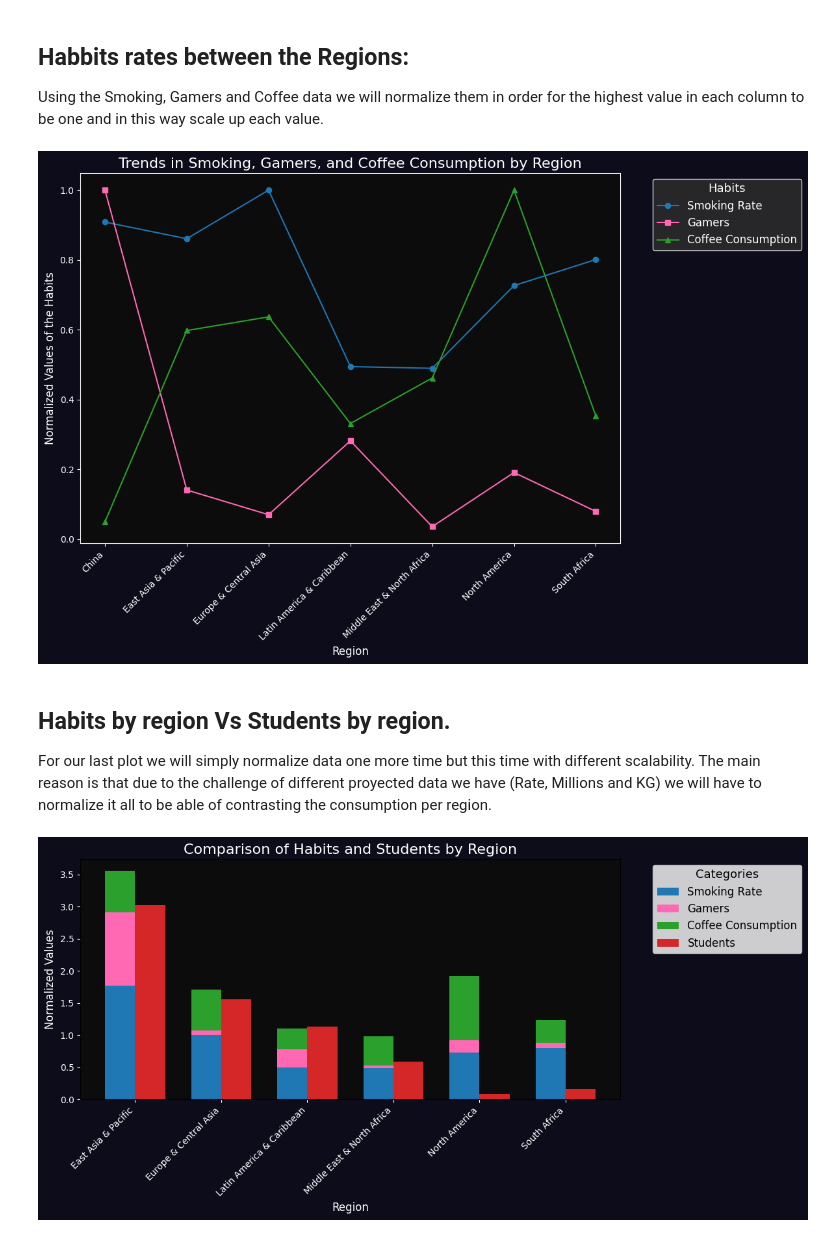
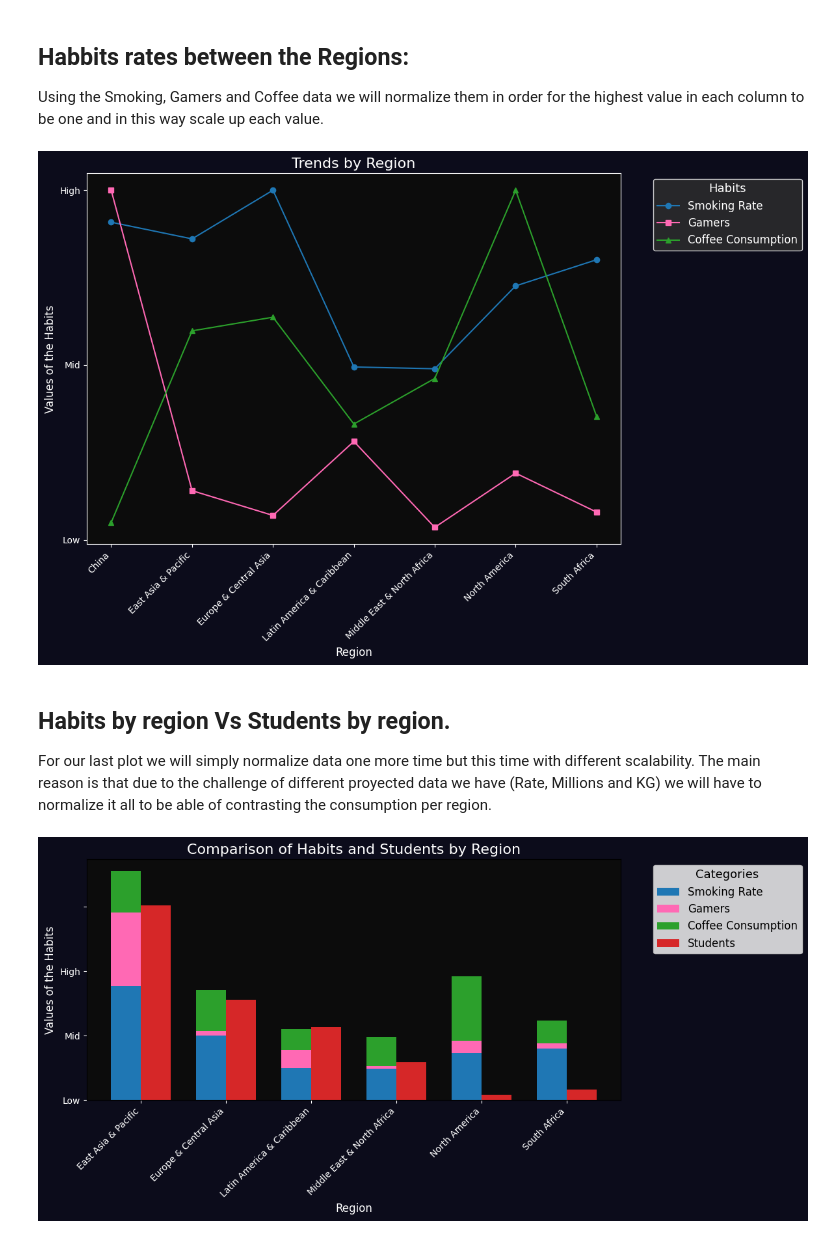
Before and after one commit to DefoNotGus/DV_assesment, a Jupyter notebook: DV_assesment.ipynb, the cells around one changed output. Saved outputs shown, nothing was run; the diff lists cells and outputs as text; code cells hidden in the pictures.

```diff
--- a/DV_assesment.ipynb
+++ b/DV_assesment.ipynb
@@ -768,10 +760,37 @@ plt.show()
 
 Using the Smoking, Gamers and Coffee data we will normalize them in order for the highest value in each column to be one and in this way scale up each value.
 # %%
+import pandas as pd
+import matplotlib.pyplot as plt
+
+# Sample data for the DataFrame (replace this with your existing region_df data)
+# region_df = pd.DataFrame({...})  # Use your existing DataFrame here
+
 # Normalize data for comparison
 normalized_smoking = region_df['Smoking rate in 2020(%)'] / region_df['Smoking rate in 2020(%)'].max()
 normalized_gamers = region_df['Gamers in 2019(MM)'] / region_df['Gamers in 2019(MM)'].max()
 normalized_coffee = region_df['Coffee per capita in 2020 (KG)'] / region_df['Coffee per capita in 2020 (KG)'].max()
+
+# Define thresholds for categories
+thresholds = {
+    'Low': 0.33,
+    'Mid': 0.66,
+    'High': 1.0
+}
+
+# Function to categorize normalized values
+def categorize(value):
+    if value <= thresholds['Low']:
+        return 'Low'
+    elif value <= thresholds['Mid']:
+        return 'Mid'
+    else:
+        return 'High'
+
+# Convert normalized values to categories
+smoking_categories = normalized_smoking.apply(categorize)
+gamers_categories = normalized_gamers.apply(categorize)
+coffee_categories = normalized_coffee.apply(categorize)
 
 # Plot multi-line chart
 fig, ax = plt.subplots(figsize=(12, 8))
@@ -783,8 +802,8 @@ ax.plot(region_df.index, normalized_coffee, label='Coffee Consumption', marker='
 
 # Customize chart
 ax.set_xlabel('Region', fontsize=12, color='white')
-ax.set_ylabel('Normalized Values of the Habits', fontsize=12, color='white')
-ax.set_title('Trends in Smoking, Gamers, and Coffee Consumption by Region', fontsize=16, color='white')
+ax.set_ylabel('Values of the Habits', fontsize=12, color='white')  # Remove normalized from label
+ax.set_title('Trends by Region', fontsize=16, color='white')
 ax.set_xticks(range(len(region_df.index)))
 ax.set_xticklabels(region_df.index, rotation=45, ha='right', color='white')
 
@@ -808,19 +827,22 @@ legend.get_title().set_color('white')
 for text in legend.get_texts():
     text.set_color('white')
 
+# Adjust y-ticks to be the categories
+ax.set_yticks([0, 0.5, 1])  # Set y-ticks to the normalized range
+ax.set_yticklabels(['Low', 'Mid', 'High'])  # Convert y-tick labels to categories
+
 # Adjust layout to prevent clipping
 plt.tight_layout()
 
 # Display the plot
 plt.show()
 # %% [output]
-[figure, old version]
+[figure, new version]
 # %% [markdown]
 ## Habits by region Vs Students by region.
 
 For our last plot we will simply normalize data one more time but this time with different scalability. The main reason is that due to the challenge of different proyected data we have (Rate, Millions and KG) we will have to normalize it all to be able of contrasting the consumption per region.
 # %%
-# Normalize the specified columns to a range from 0 to 1 (for habits data)
 normalized_smoking = region_df['Smoking rate in 2020(%)'] / region_df['Smoking rate in 2020(%)'].max()
 normalized_gamers = region_df['Gamers in 2019(MM)'] / region_df['Gamers in 2019(MM)'].max()
 normalized_coffee = region_df['Coffee per capita in 2020 (KG)'] / region_df['Coffee per capita in 2020 (KG)'].max()
@@ -840,7 +862,26 @@ fig3_df = pd.DataFrame({
 fig3_df.loc['East Asia & Pacific'] = fig3_df.loc['China'] + fig3_df.loc['East Asia & Pacific']
 fig3_df = fig3_df.drop('China', axis=0)
 
-# Create the positions for the bars (the x-axis for the bars)
+# Define thresholds for categories
+smoking_thresholds = {'Low': 0.33, 'Mid': 0.66, 'High': 1.0}
+students_thresholds = {'Low': 1.0, 'Mid': 2.0, 'High': 4.0}
+
+# Function to categorize normalized values
+def categorize(value, thresholds):
+    if value <= thresholds['Low']:
+        return 'Low'
+    elif value <= thresholds['Mid']:
+        return 'Mid'
+    else:
+        return 'High'
+
+# Convert normalized values to categories
+smoking_categories = fig3_df['Normalized Smoking Rate'].apply(lambda x: categorize(x, smoking_thresholds))
+gamers_categories = fig3_df['Normalized Gamers'].apply(lambda x: categorize(x, smoking_thresholds))  # Same thresholds for both
+coffee_categories = fig3_df['Normalized Coffee Consumption'].apply(lambda x: categorize(x, smoking_thresholds))  # Same thresholds
+students_categories = fig3_df['Normalized Students'].apply(lambda x: categorize(x, students_thresholds))
+
+# Create positions for the bars (the x-axis for the bars)
 x = np.arange(len(fig3_df))  # Positions for the bars
 width = 0.35  # Width of the bars
 
@@ -850,32 +891,36 @@ fig, ax = plt.subplots(figsize=(12, 6))
 # Plot each of the habits on top of each other
 ax.bar(x, fig3_df['Normalized Smoking Rate'], width, label='Smoking Rate', color='#1f77b4')
 ax.bar(x, fig3_df['Normalized Gamers'], width, bottom=fig3_df['Normalized Smoking Rate'], label='Gamers', color='#ff69b4')
 ax.bar(x, fig3_df['Normalized Coffee Consumption'], width,
        bottom=fig3_df['Normalized Smoking Rate'] + fig3_df['Normalized Gamers'], label='Coffee Consumption', color='#2ca02c')
 
 # Plot the normalized students next to the stacked habits bar
 ax.bar(x + width, fig3_df['Normalized Students'], width, label='Students', color='#d62728')
 
 # Customize chart
 ax.set_xlabel('Region', fontsize=12, color='white')
-ax.set_ylabel('Normalized Values', fontsize=12, color='white')
+ax.set_ylabel('Values of the Habits', fontsize=12, color='white')  # Change to general label
 ax.set_title('Comparison of Habits and Students by Region', fontsize=16, color='white')
 ax.set_xticks(x + width / 2)  # Position the labels between bars
 ax.set_xticklabels(fig3_df.index, rotation=45, ha='right', color='white')
 ax.tick_params(axis='x', colors='white')  # Set the x-axis tick color to white
 ax.tick_params(axis='y', colors='white')  # Set the y-axis tick color to white
 
 # Set background color
 ax.set_facecolor('#0c0c0c')  # Inner background color
 fig.patch.set_facecolor('#0c0c1b')  # Outer background color
 
+# Set y-ticks to be the categories
+ax.set_yticks([0, 1, 2, 3])  # We can keep the normalized range for the original value range.
+ax.set_yticklabels(['Low', 'Mid', 'High', ''])  # Convert y-tick labels to categories
+
 # Add a legend to the right of the plot
 ax.legend(loc='upper left', bbox_to_anchor=(1.05, 1), title='Categories', fontsize=12, title_fontsize=13)
 
 # Adjust layout to avoid clipping
 plt.tight_layout()
 
 # Display the plot
 plt.show()
 # %% [output]
-[figure, old version]
+[figure, new version]
```
Also changed, not shown: parts of 17 cells of this notebook, 25 other files.
